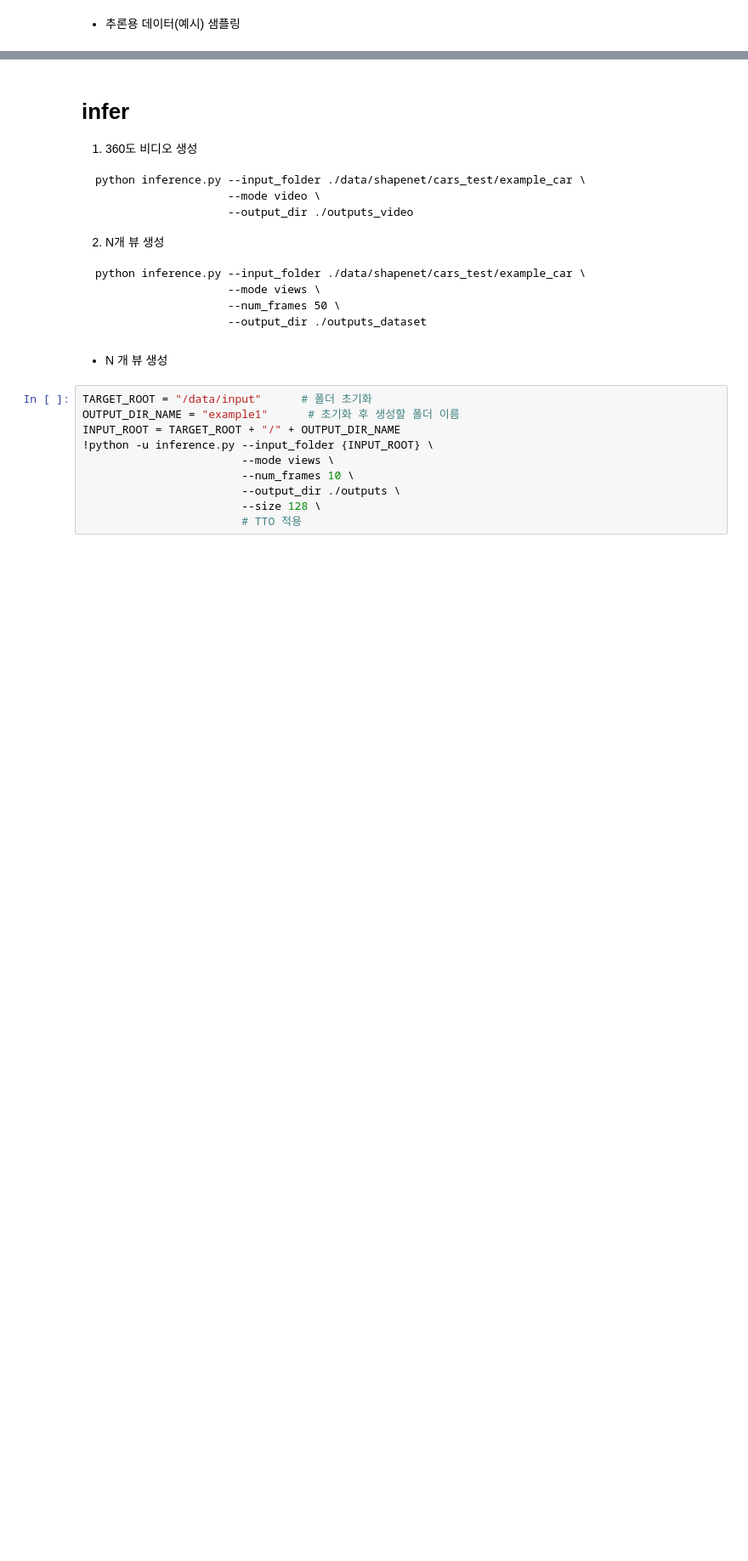
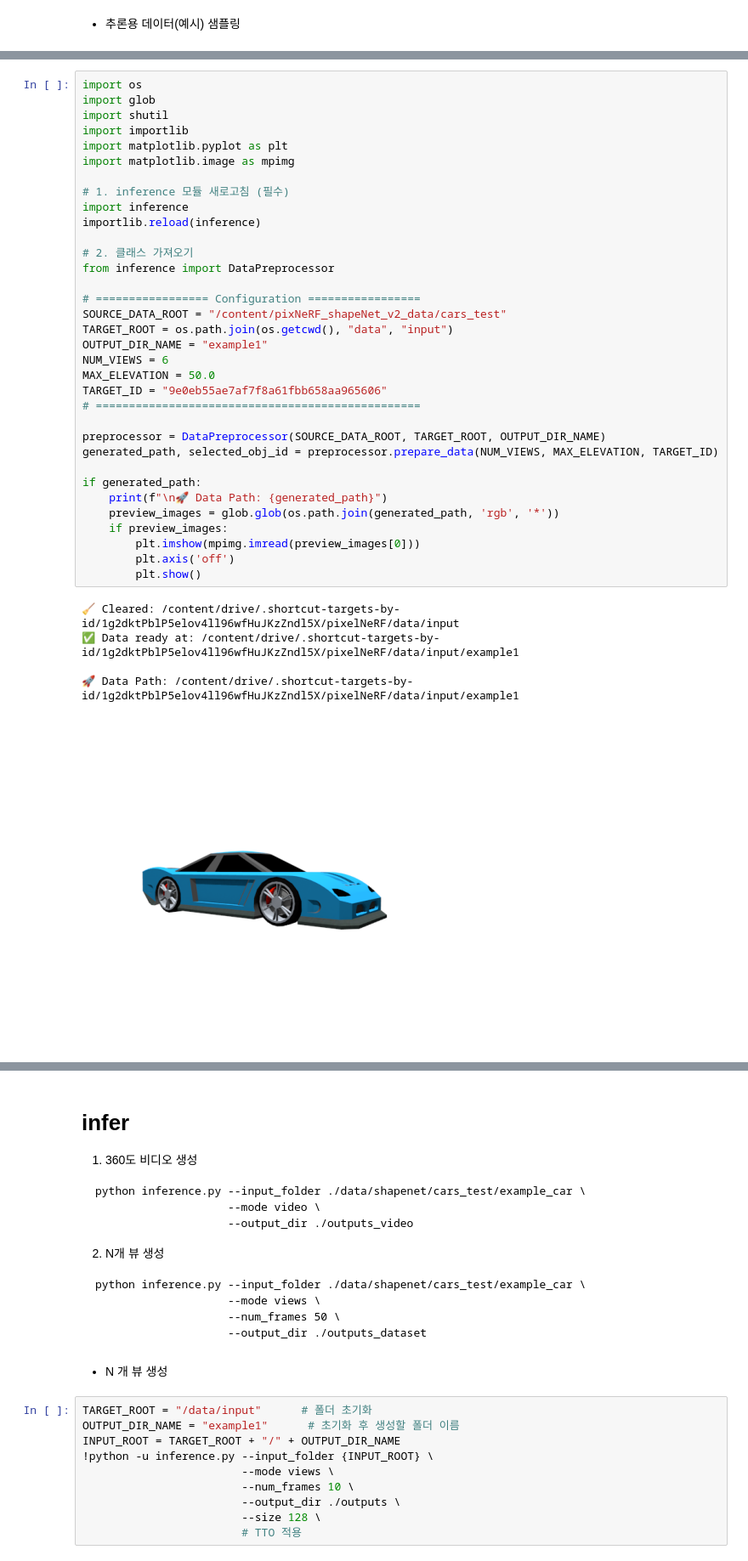
Before and after one commit to JY-maru/pixelNeRF-SSU, a Jupyter notebook: infer.ipynb, the cells around one changed output, grey strips where cells are left out. Shown at 85% size. Cells and saved outputs as stored; diff of their text form; blank space fills up the shorter version.

Commit message:
refactoring data preparation

```diff
--- a/infer.ipynb
+++ b/infer.ipynb
@@ -237,3 +36,43 @@ if generated_path:
+# %%
+import os
+import glob
+import shutil
+import importlib
+import matplotlib.pyplot as plt
+import matplotlib.image as mpimg
+
+# 1. inference 모듈 새로고침 (필수)
+import inference
+importlib.reload(inference)
+
+# 2. 클래스 가져오기
+from inference import DataPreprocessor
+
+# ================= Configuration =================
+SOURCE_DATA_ROOT = "/content/pixNeRF_shapeNet_v2_data/cars_test"
+TARGET_ROOT = os.path.join(os.getcwd(), "data", "input")
+OUTPUT_DIR_NAME = "example1"
+NUM_VIEWS = 6
+MAX_ELEVATION = 50.0
+TARGET_ID = "9e0eb55ae7af7f8a61fbb658aa965606"
+# =================================================
+
+preprocessor = DataPreprocessor(SOURCE_DATA_ROOT, TARGET_ROOT, OUTPUT_DIR_NAME)
+generated_path, selected_obj_id = preprocessor.prepare_data(NUM_VIEWS, MAX_ELEVATION, TARGET_ID)
+
+if generated_path:
+    print(f"\n🚀 Data Path: {generated_path}")
+    preview_images = glob.glob(os.path.join(generated_path, 'rgb', '*'))
+    if preview_images:
+        plt.imshow(mpimg.imread(preview_images[0]))
+        plt.axis('off')
+        plt.show()
+# %% [output]
+🧹 Cleared: /content/drive/.shortcut-targets-by-id/1g2dktPblP5elov4ll96wfHuJKzZndl5X/pixelNeRF/data/input
+✅ Data ready at: /content/drive/.shortcut-targets-by-id/1g2dktPblP5elov4ll96wfHuJKzZndl5X/pixelNeRF/data/input/example1
+
+🚀 Data Path: /content/drive/.shortcut-targets-by-id/1g2dktPblP5elov4ll96wfHuJKzZndl5X/pixelNeRF/data/input/example1
+[figure, added]
 # %%
 import os
 import glob
```
Also changed, not shown: parts of 5 cells of this notebook, 27 other files.
